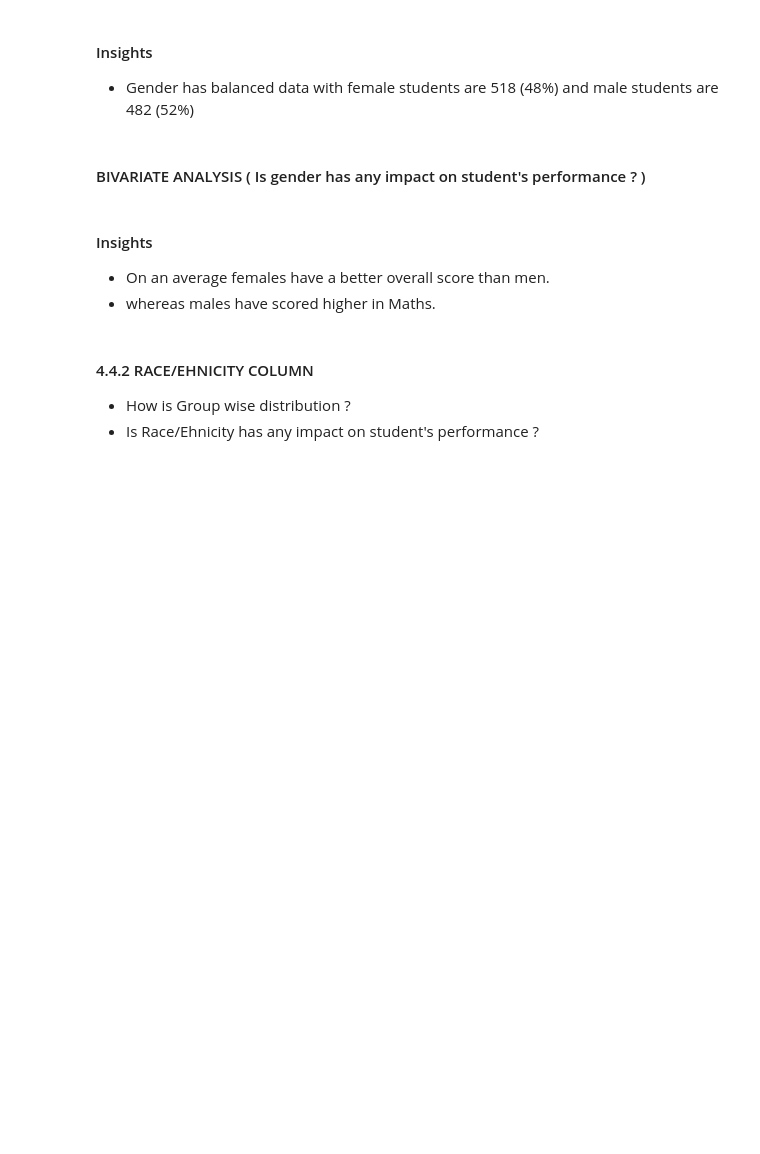
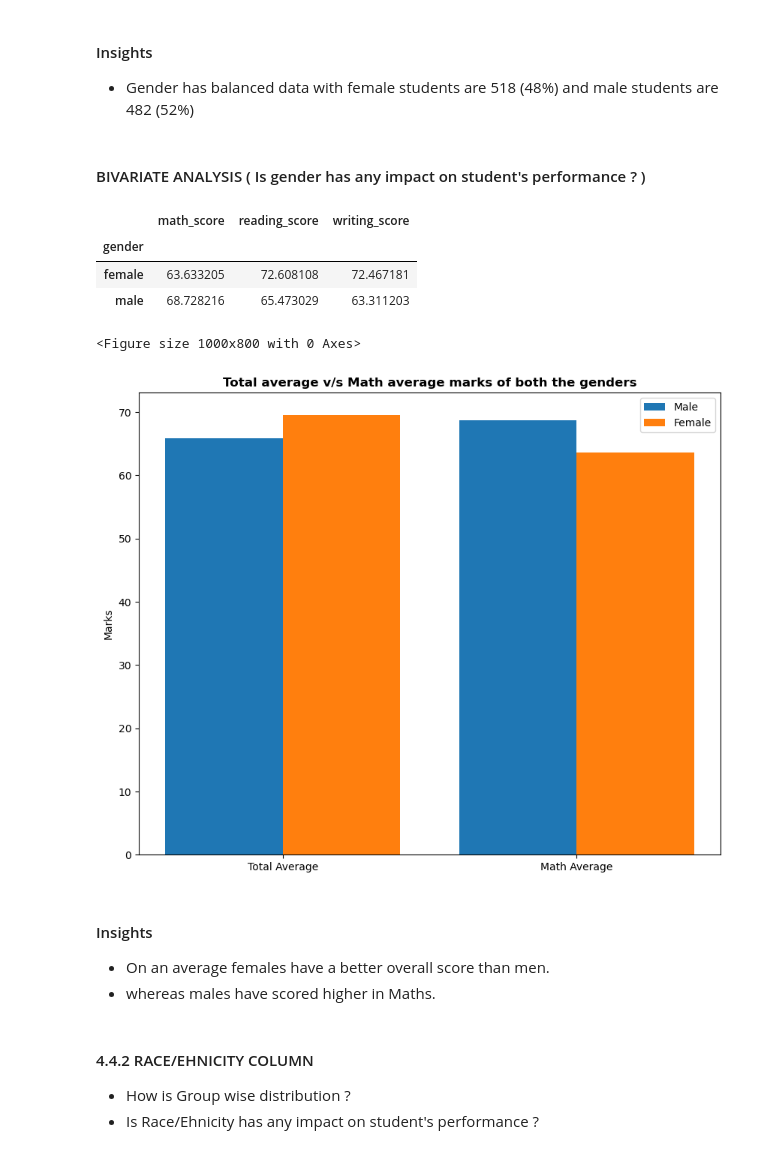
Before and after one commit to Abhiprameesh/mle-project, a Jupyter notebook: notebook/1 . EDA STUDENT PERFORMANCE .ipynb, the cells around one changed output. Cells and saved outputs as stored; diff of their text form; code cells hidden in the pictures; blank space fills up the shorter version.

```diff
--- a/notebook/1 . EDA STUDENT PERFORMANCE .ipynb
+++ b/notebook/1 . EDA STUDENT PERFORMANCE .ipynb
@@ -424,27 +428,38 @@ plt.show()
 # %% [markdown]
 #### BIVARIATE ANALYSIS ( Is gender has any impact on student's performance ? )
 # %%
-gender_group = df.groupby('gender').mean()
+gender_group = df.groupby('gender')[numeric_features].mean()
 gender_group
+# %% [output]
+|  | math_score | reading_score | writing_score |
+| gender |  |  |  |
+| female | 63.633205 | 72.608108 | 72.467181 |
+| male | 68.728216 | 65.473029 | 63.311203 |
 # %%
 plt.figure(figsize=(10, 8))
 
 X = ['Total Average','Math Average']
 
 
-female_scores = [gender_group['average'][0], gender_group['math score'][0]]
-male_scores = [gender_group['average'][1], gender_group['math score'][1]]
+female_avg = gender_group.loc['female', ['math_score', 'reading_score', 'writing_score']].mean()
+male_avg = gender_group.loc['male', ['math_score', 'reading_score', 'writing_score']].mean()
+
+female_scores = [female_avg, gender_group.loc['female', 'math_score']]
+male_scores = [male_avg, gender_group.loc['male', 'math_score']]
 
 X_axis = np.arange(len(X))
 
 plt.bar(X_axis - 0.2, male_scores, 0.4, label = 'Male')
 plt.bar(X_axis + 0.2, female_scores, 0.4, label = 'Female')
 
 plt.xticks(X_axis, X)
 plt.ylabel("Marks")
 plt.title("Total average v/s Math average marks of both the genders", fontweight='bold')
 plt.legend()
 plt.show()
+# %% [output]
+<Figure size 1000x800 with 0 Axes>
+[figure, added]
 # %% [markdown]
 #### Insights
 - On an average females have a better overall score than men.
```
Also changed, not shown: parts of 5 cells of this notebook.
